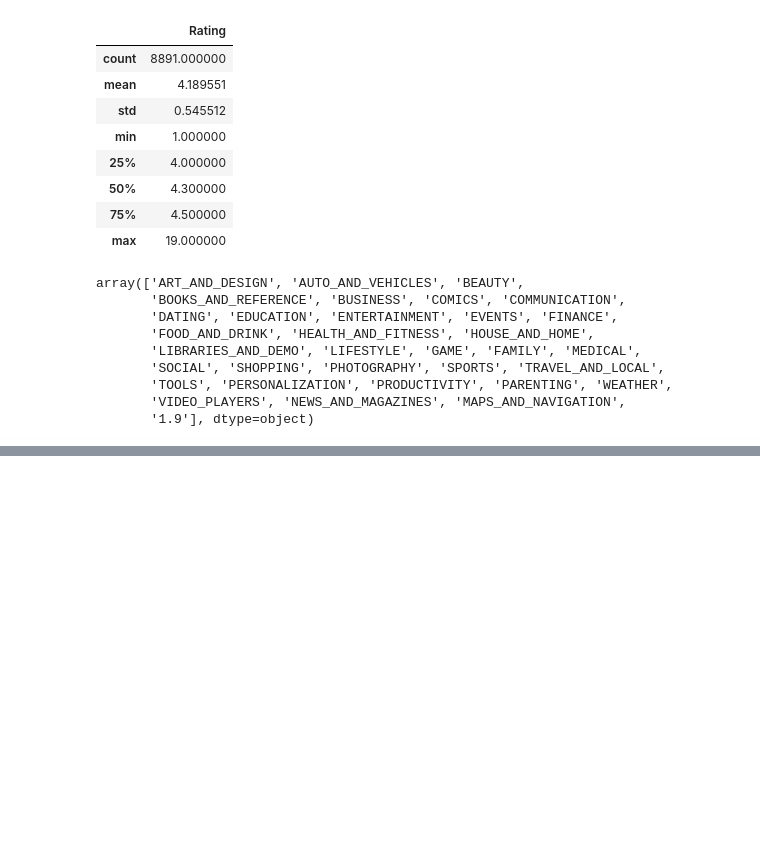
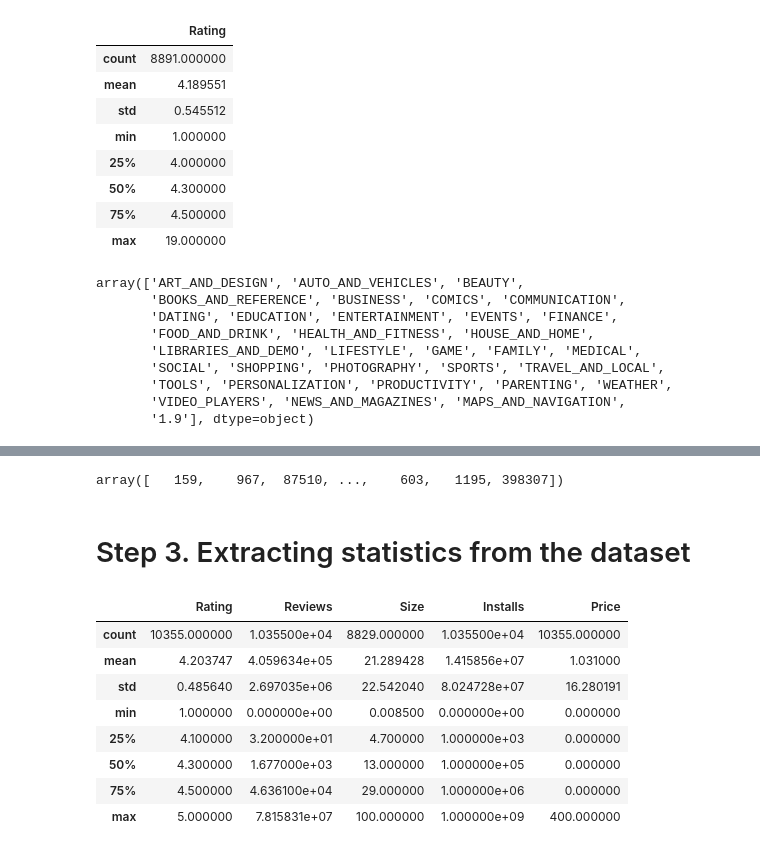
Before and after one commit to vivek16pawar/EDA-CAPSTONE, a Jupyter notebook: Play_Store_App_Review_Analysis_Capstone_Project.ipynb, the cells around one changed output, grey strips where cells are left out. Cells and saved outputs as stored; diff of their text form; code cells hidden in the pictures; blank space fills up the shorter version.

```diff
--- a/Play_Store_App_Review_Analysis_Capstone_Project.ipynb
+++ b/Play_Store_App_Review_Analysis_Capstone_Project.ipynb
@@ -177,0 +293,19 @@ array(['ART_AND_DESIGN', 'AUTO_AND_VEHICLES', 'BEAUTY',
+# %%
+# Checking Review Column after convesion
+df['Reviews'].unique()
+# %% [output]
+array([   159,    967,  87510, ...,    603,   1195, 398307])
+# %% [markdown]
+# Step 3. Extracting statistics from the dataset
+# %%
+df.describe()
+# %% [output]
+|  | Rating | Reviews | Size | Installs | Price |
+| count | 10355.000000 | 1.035500e+04 | 8829.000000 | 1.035500e+04 | 10355.000000 |
+| mean | 4.203747 | 4.059634e+05 | 21.289428 | 1.415856e+07 | 1.031000 |
+| std | 0.485640 | 2.697035e+06 | 22.542040 | 8.024728e+07 | 16.280191 |
+| min | 1.000000 | 0.000000e+00 | 0.008500 | 0.000000e+00 | 0.000000 |
+| 25% | 4.100000 | 3.200000e+01 | 4.700000 | 1.000000e+03 | 0.000000 |
+| 50% | 4.300000 | 1.677000e+03 | 13.000000 | 1.000000e+05 | 0.000000 |
+| 75% | 4.500000 | 4.636100e+04 | 29.000000 | 1.000000e+06 | 0.000000 |
+| max | 5.000000 | 7.815831e+07 | 100.000000 | 1.000000e+09 | 400.000000 |
```
Also changed, not shown: parts of 14 cells of this notebook.
